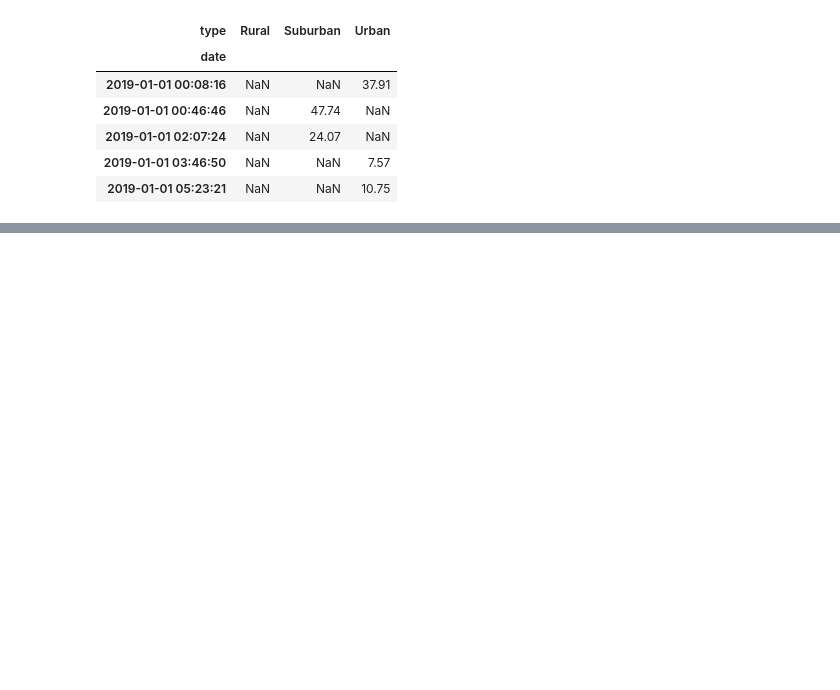
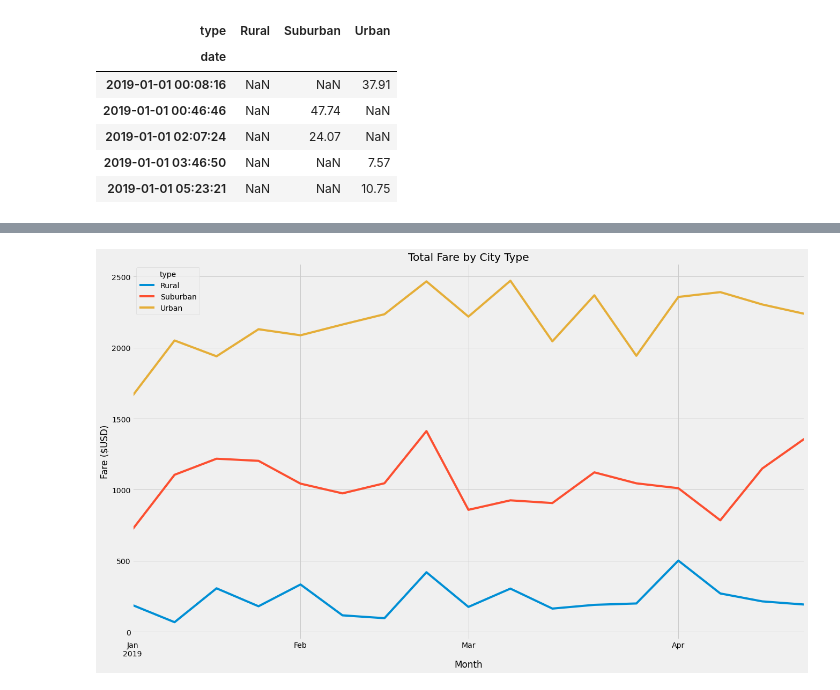
Before and after one commit to reza-ya57/PyBer_Analysis, a Jupyter notebook: PyBer_Challenge.ipynb, the cells around one changed output, grey strips where cells are left out. Cells and saved outputs as stored; diff of their text form; code cells hidden in the pictures; blank space fills up the shorter version.

```diff
--- a/PyBer_Challenge.ipynb
+++ b/PyBer_Challenge.ipynb
@@ -212,13 +221,15 @@ df_pivot_week.head()
 # %%
 # 8. Using the object-oriented interface method, plot the resample DataFrame using the df.plot() function.
 
 # Import the style from Matplotlib.
 from matplotlib import style
 import numpy as np
 # Use the graph style fivethirtyeight.
 style.use('fivethirtyeight')
-fig, ax=plt.subplots()
-df_pivot_week.plot(x = "date", y = "Urban")
-ax.set_title("Total Fare by City Type")
-ax.set_ylabel("Fare ($USD)")
+new_df_week.plot(figsize=(20,12))
+plt.title("Total Fare by City Type")
+plt.ylabel("Fare ($USD)")
+plt.xlabel("Month")
 plt.savefig("Analysis/PyBer_fare_summary.png")
+# %% [output]
+[figure, added]
```
Also changed, not shown: parts of 5 cells of this notebook.
